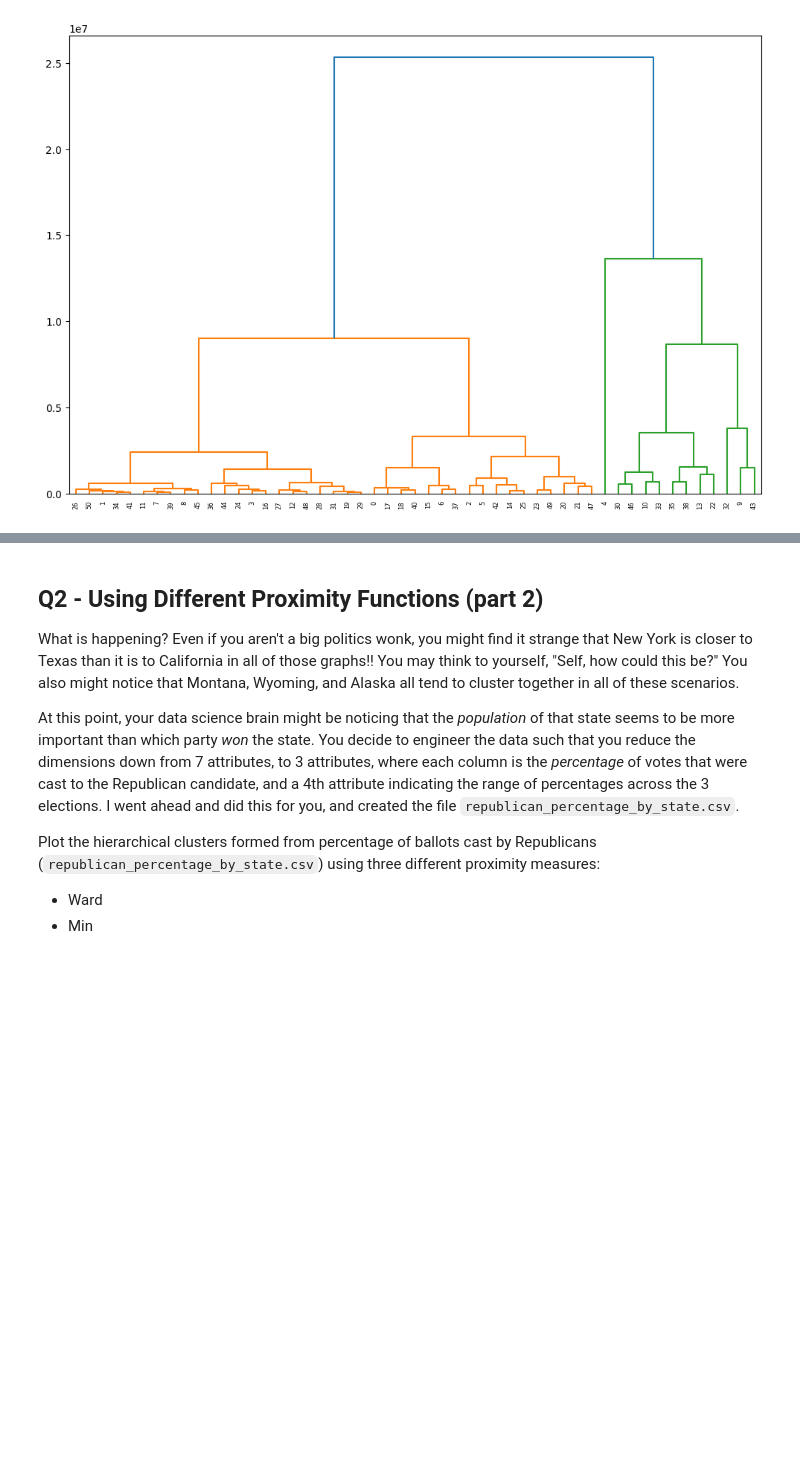
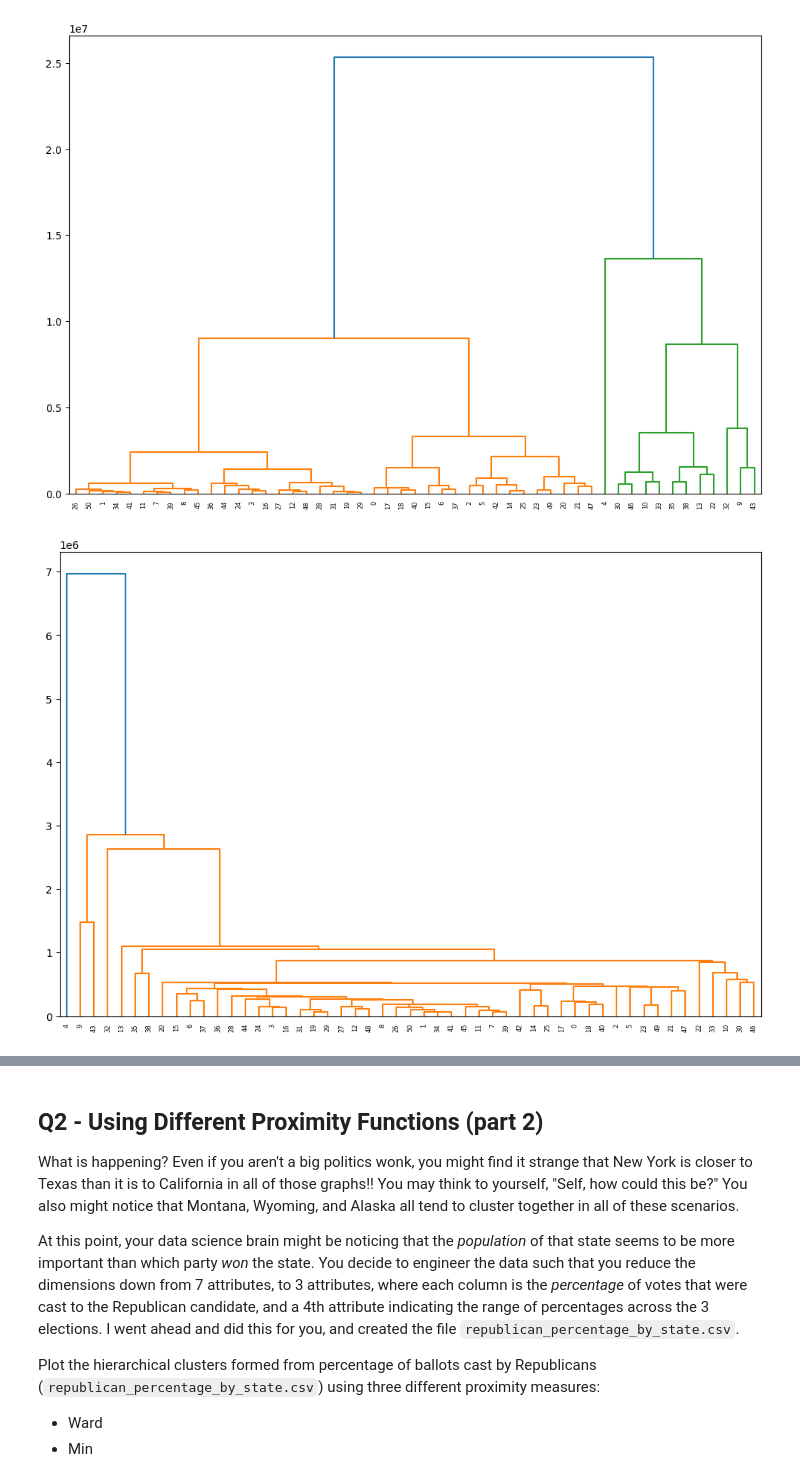
Before and after one commit to BictorFonseca/DataAnalysis, a Jupyter notebook: CS329E_HW11.ipynb, the cells around one changed output, grey strips where cells are left out. Drawn from its saved outputs; the diff is of its cells as text; code cells hidden in the pictures; blank space fills up the shorter version.

```diff
--- a/CS329E_HW11.ipynb
+++ b/CS329E_HW11.ipynb
@@ -60,5 +60,10 @@ dendrogram(z, leaf_rotation=90);
 [figure]
 # %%
 # Plot the dendrogram for the min proximity measure
+z=linkage(df_X, 'single')
+plt.figure(figsize=(12,8))
+dendrogram(z, leaf_rotation=90);
+# %% [output]
+[figure, added]
 # %%
 # Plot the dendrogram for the max proximity measure
```
Also changed, not shown: parts of 1 cell of this notebook.
